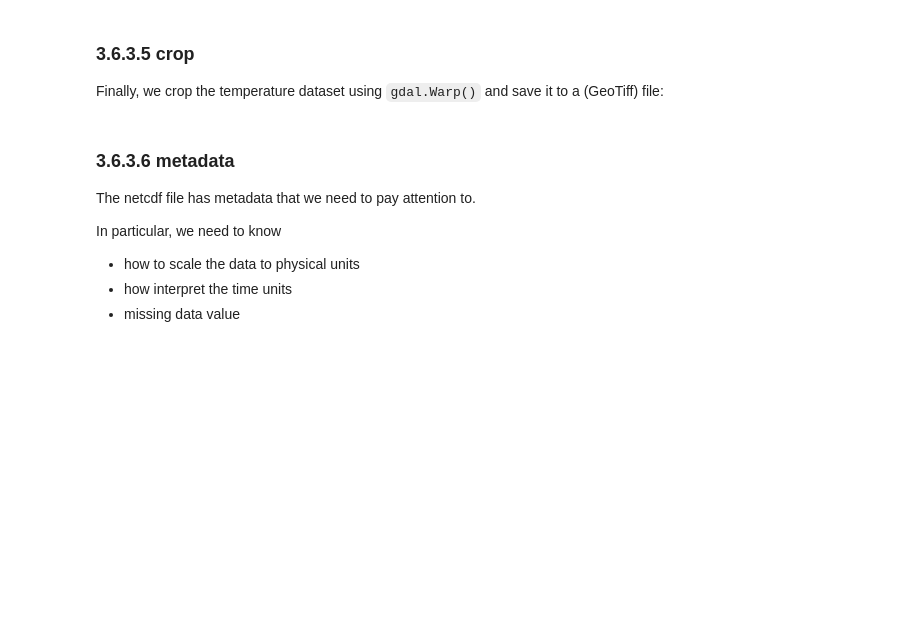
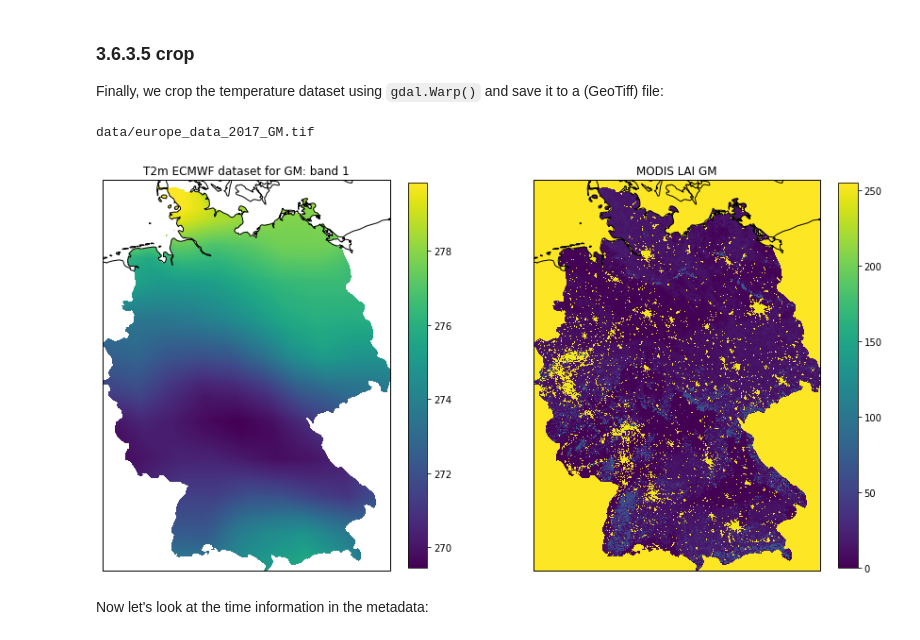
Before and after one commit to profLewis/geog0111_OLD, a Jupyter notebook: Chapter3_6_GDAL_Reconciling_projections.ipynb, the cells around one changed output. Cells and saved outputs as stored; diff of their text form; code cells hidden in the pictures; blank space fills up the shorter version.

```diff
--- a/Chapter3_6_GDAL_Reconciling_projections.ipynb
+++ b/Chapter3_6_GDAL_Reconciling_projections.ipynb
@@ -516,13 +533,12 @@ _ = plt.colorbar(im,shrink=0.75)
 Finally, we crop the temperature dataset using `gdal.Warp()` and save it to a (GeoTiff) file:
 # %%
  # Output / destination
-dst_filename = src_filename.replace('.nc','.tif')
-# get the no data value: -32767 here
+dst_filename = src_filename.replace('.nc',f'_{country_code}.tif')
 frmat = 'GTiff'
 g = gdal.Warp(dst_filename,
             dst,
             format=frmat,
-            dstNodata=-32767,
+            dstNodata=-300,
             cutlineDSName=shpfile,
             cutlineWhere=f"FIPS='{country_code:s}'",
             cropToCutline=True)
@@ -530,31 +546,28 @@ del dst # Flush
 del g
 # %%
 # visualise
+print(dst_filename)
 t2m = gdal.Open(dst_filename, gdalconst.GA_ReadOnly)
 t2m = t2m.GetRasterBand(1).ReadAsArray()
+t2m[t2m==-300] = np.nan
 match_ds = gdal.Open(match_filename, gdalconst.GA_ReadOnly).ReadAsArray()
 
 # visualise
 plt.figure(figsize=(15,10))
 ax = plt.subplot ( 1, 2, 1 ,projection=ccrs.Sinusoidal.MODIS)
 ax.coastlines('10m')
 ax.set_title(f'T2m ECMWF dataset for {country_code}: band 1')
 im = ax.imshow(t2m[::-1],extent=extent)
 plt.colorbar(im,shrink=0.75)
 
 ax = plt.subplot ( 1, 2, 2 ,projection=ccrs.Sinusoidal.MODIS)
 ax.coastlines('10m')
 ax.set_title(f'MODIS LAI {country_code}')
 im = plt.imshow(match_ds,extent=extent)
 _ = plt.colorbar(im,shrink=0.75)
+# %% [output]
+data/europe_data_2017_GM.tif
+[figure, added]
-# %% [markdown]
-### 3.6.3.6 metadata
-
-The netcdf file has metadata that we need to pay attention to.
-
-In particular, we need to know
-
-* how to scale the data to physical units
-* how interpret the time units
-* missing data value
+# %% [markdown]
+Now let's look at the time information in the metadata:
 # %%
```
Also changed, not shown: parts of 46 cells of this notebook, 7 other files.
